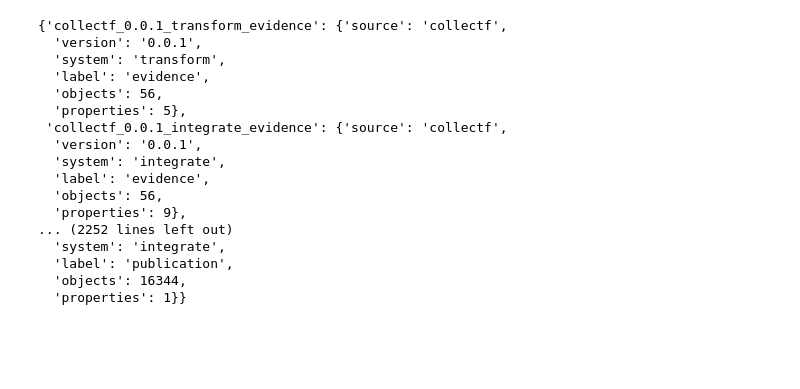
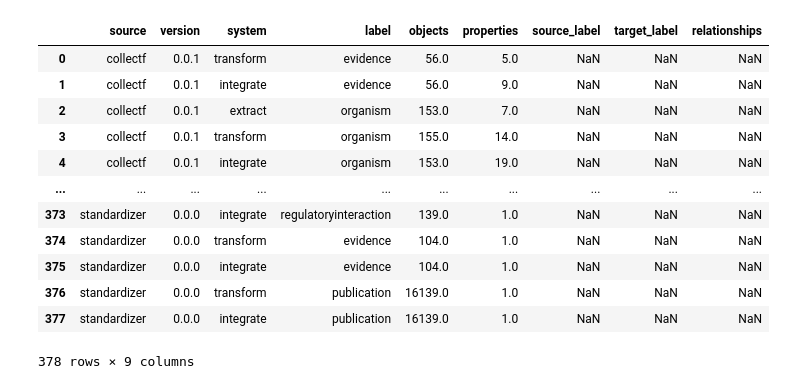
Before and after one commit to cruz-f/protrend-database, a Jupyter notebook: src/protrend/report/integration_report.ipynb, the cells around one changed output. Drawn from its saved outputs; the diff is of its cells as text; code cells hidden in the pictures; blank space fills up the shorter version.

```diff
--- a/src/protrend/report/integration_report.ipynb
+++ b/src/protrend/report/integration_report.ipynb
@@ -7,14 +1,28 @@ from protrend.utils import Settings
 # %%
 import json
 from pathlib import Path
-from typing import Union
 
+import pandas as pd
 
-def read_report(file_path: Union[str, Path]) -> dict:
-    """
-    It reads the report
-    """
-    with open(file_path, 'r') as f:
-        report = json.load(f)
+from protrend.utils import Settings
 
-    return report
+report_file_path = Path(Settings.report_working_directory).joinpath('protrend_report_2022_08_31_12_42_39.json')
+with open(report_file_path, 'r') as f:
+    report = json.load(f)
+
+df = pd.DataFrame(list(report.values()))
+df
+# %% [output]
+|  | source | version | system | label | objects | properties | source_label | target_label | relationships |
+| 0 | collectf | 0.0.1 | transform | evidence | 56.0 | 5.0 | NaN | NaN | NaN |
+| 1 | collectf | 0.0.1 | integrate | evidence | 56.0 | 9.0 | NaN | NaN | NaN |
+| 2 | collectf | 0.0.1 | extract | organism | 153.0 | 7.0 | NaN | NaN | NaN |
+| 3 | collectf | 0.0.1 | transform | organism | 155.0 | 14.0 | NaN | NaN | NaN |
+| 4 | collectf | 0.0.1 | integrate | organism | 153.0 | 19.0 | NaN | NaN | NaN |
+| ... | ... | ... | ... | ... | ... | ... | ... | ... | ... |
+| 373 | standardizer | 0.0.0 | integrate | regulatoryinteraction | 139.0 | 1.0 | NaN | NaN | NaN |
+| 374 | standardizer | 0.0.0 | transform | evidence | 104.0 | 1.0 | NaN | NaN | NaN |
+| 375 | standardizer | 0.0.0 | integrate | evidence | 104.0 | 1.0 | NaN | NaN | NaN |
+| 376 | standardizer | 0.0.0 | transform | publication | 16139.0 | 1.0 | NaN | NaN | NaN |
+| 377 | standardizer | 0.0.0 | integrate | publication | 16139.0 | 1.0 | NaN | NaN | NaN |
+378 rows × 9 columns
@@ -35,23 +28,0 @@ entities = ('effector',
-# %%
-last_report_fp = Path(Settings.report_working_directory).joinpath('protrend_report_2022_08_16_15_24_11.json')
-
-report = read_report(last_report_fp)
-report
-# %% [output]
-{'collectf_0.0.1_transform_evidence': {'source': 'collectf',
-  'version': '0.0.1',
-  'system': 'transform',
-  'label': 'evidence',
-  'objects': 56,
-  'properties': 5},
- 'collectf_0.0.1_integrate_evidence': {'source': 'collectf',
-  'version': '0.0.1',
-  'system': 'integrate',
-  'label': 'evidence',
-  'objects': 56,
-  'properties': 9},
-... (2252 lines left out)
-  'system': 'integrate',
-  'label': 'publication',
-  'objects': 16344,
-  'properties': 1}}
```
Also changed, not shown: parts of 12 cells of this notebook, 2 other files.
